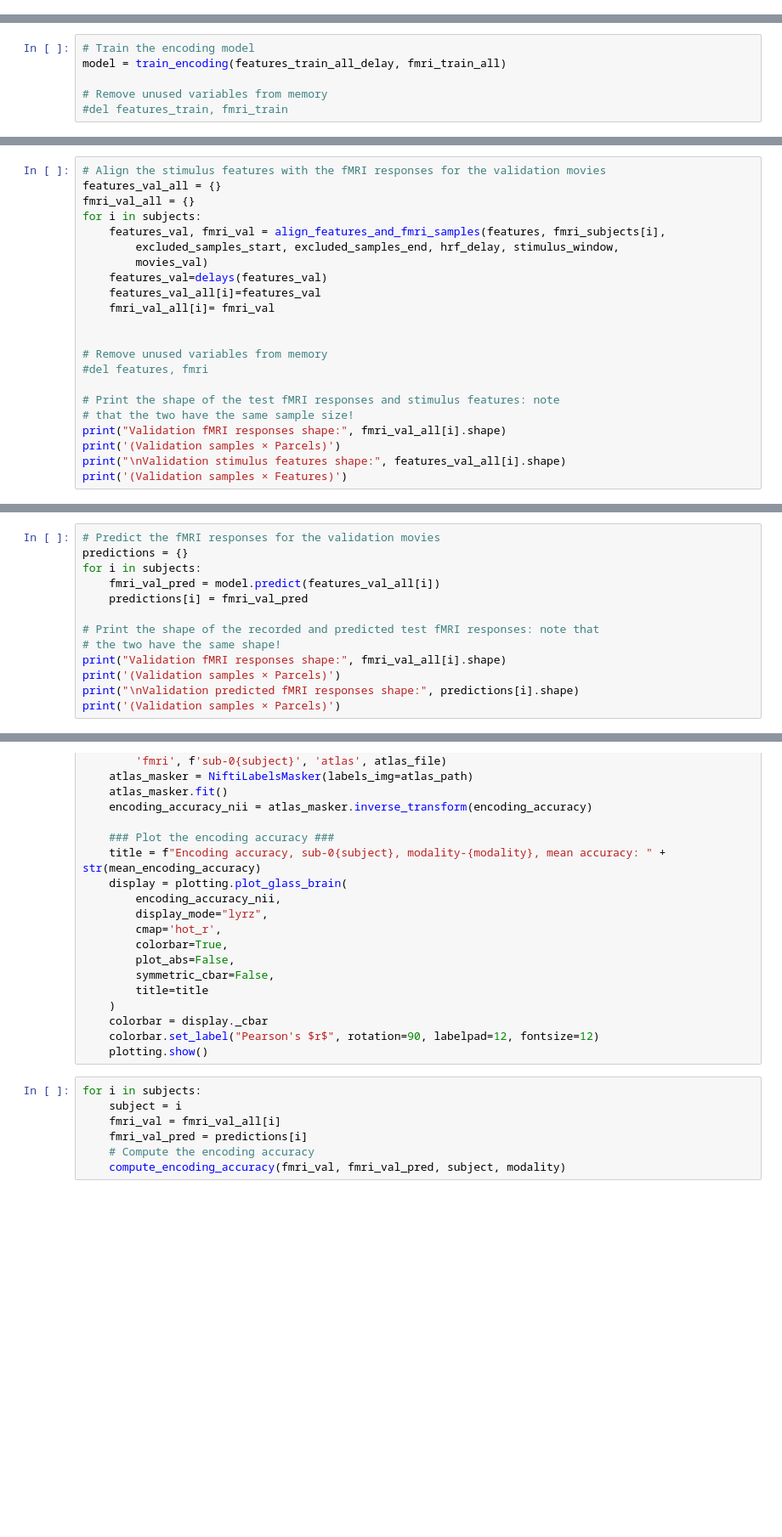
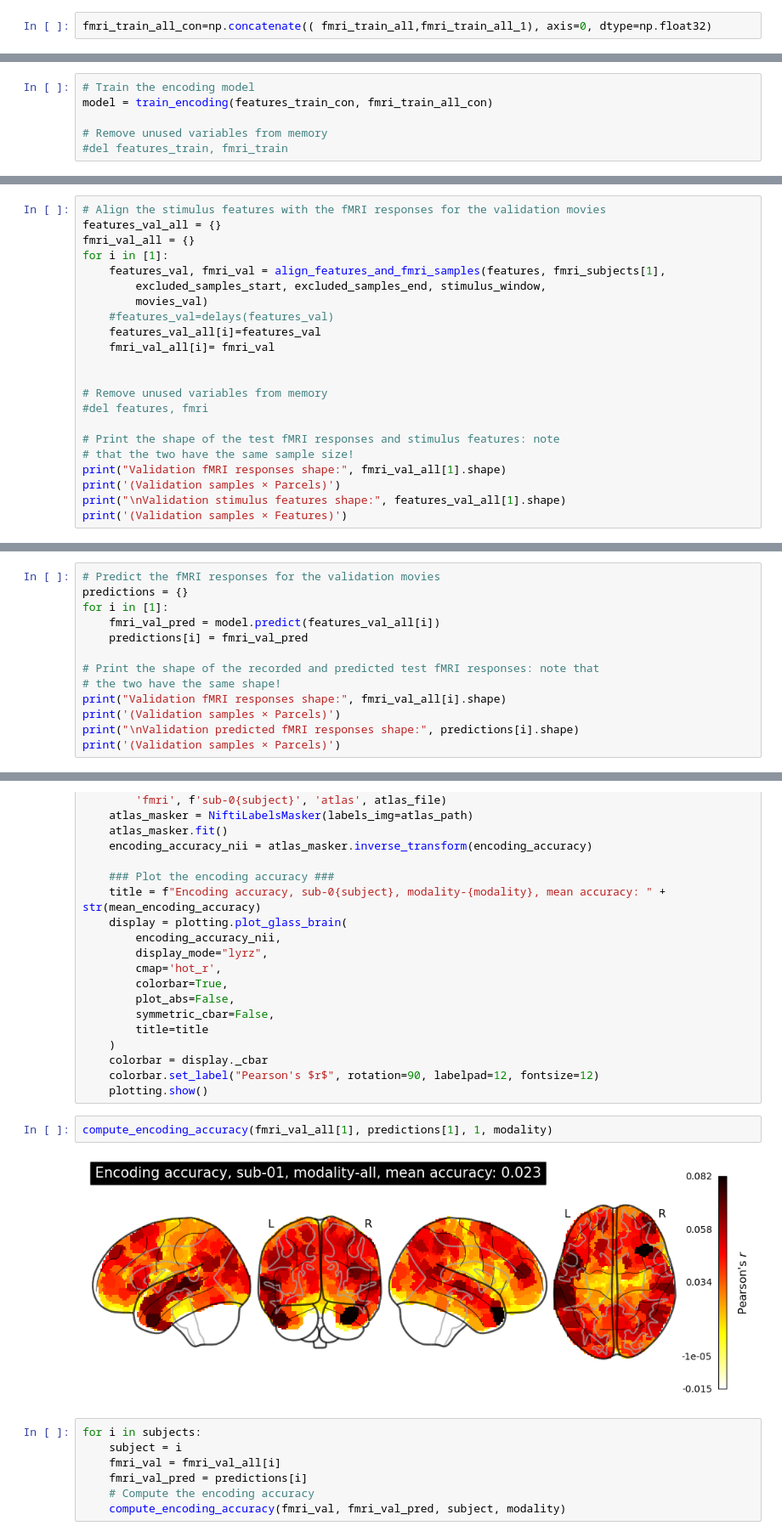
Before and after one commit to genandlam/algonauts_2025_challenge, a Jupyter notebook: new.ipynb, the cells around one changed output, grey strips where cells are left out. Shown at 85% size. Drawn from its saved outputs; the diff is of its cells as text; blank space fills up the shorter version.

```diff
--- a/new.ipynb
+++ b/new.ipynb
@@ -685,0 +756,2 @@ features_train_all_delay.shape
+# %%
+fmri_train_all_con=np.concatenate(( fmri_train_all,fmri_train_all_1), axis=0, dtype=np.float32)
@@ -721,6 +799,6 @@ def train_encoding(features_train, fmri_train):
 # %%
 # Train the encoding model
-model = train_encoding(features_train_all_delay, fmri_train_all)
+model = train_encoding(features_train_con, fmri_train_all_con)
 
 # Remove unused variables from memory
 #del features_train, fmri_train
@@ -735,11 +813,11 @@ dump(model, initial_dir + "/data/algonauts_2025.competitors/filename.joblib")
 # Align the stimulus features with the fMRI responses for the validation movies
 features_val_all = {}
 fmri_val_all = {}
-for i in subjects:
-    features_val, fmri_val = align_features_and_fmri_samples(features, fmri_subjects[i],
-        excluded_samples_start, excluded_samples_end, hrf_delay, stimulus_window,
+for i in [1]:
+    features_val, fmri_val = align_features_and_fmri_samples(features, fmri_subjects[1],
+        excluded_samples_start, excluded_samples_end, stimulus_window,
         movies_val)
-    features_val=delays(features_val)
+    #features_val=delays(features_val)
     features_val_all[i]=features_val
     fmri_val_all[i]= fmri_val
 
@@ -749,8 +827,8 @@ for i in subjects:
 
 # Print the shape of the test fMRI responses and stimulus features: note
 # that the two have the same sample size!
-print("Validation fMRI responses shape:", fmri_val_all[i].shape)
+print("Validation fMRI responses shape:", fmri_val_all[1].shape)
 print('(Validation samples × Parcels)')
-print("\nValidation stimulus features shape:", features_val_all[i].shape)
+print("\nValidation stimulus features shape:", features_val_all[1].shape)
 print('(Validation samples × Features)')
 # %% [output]
@@ -762,7 +840,7 @@ Validation stimulus features shape: (23174, 2600)
 # %%
 # Predict the fMRI responses for the validation movies
 predictions = {}
-for i in subjects:
+for i in [1]:
     fmri_val_pred = model.predict(features_val_all[i])
     predictions[i] = fmri_val_pred
 
@@ -827,6 +903,10 @@ def compute_encoding_accuracy(fmri_val, fmri_val_pred, subject, modality):
     colorbar = display._cbar
     colorbar.set_label("Pearson's $r$", rotation=90, labelpad=12, fontsize=12)
     plotting.show()
+# %%
+compute_encoding_accuracy(fmri_val_all[1], predictions[1], 1, modality)
+# %% [output]
+[figure, added]
 # %%
 for i in subjects:
     subject = i
```
Also changed, not shown: parts of 23 cells of this notebook.
